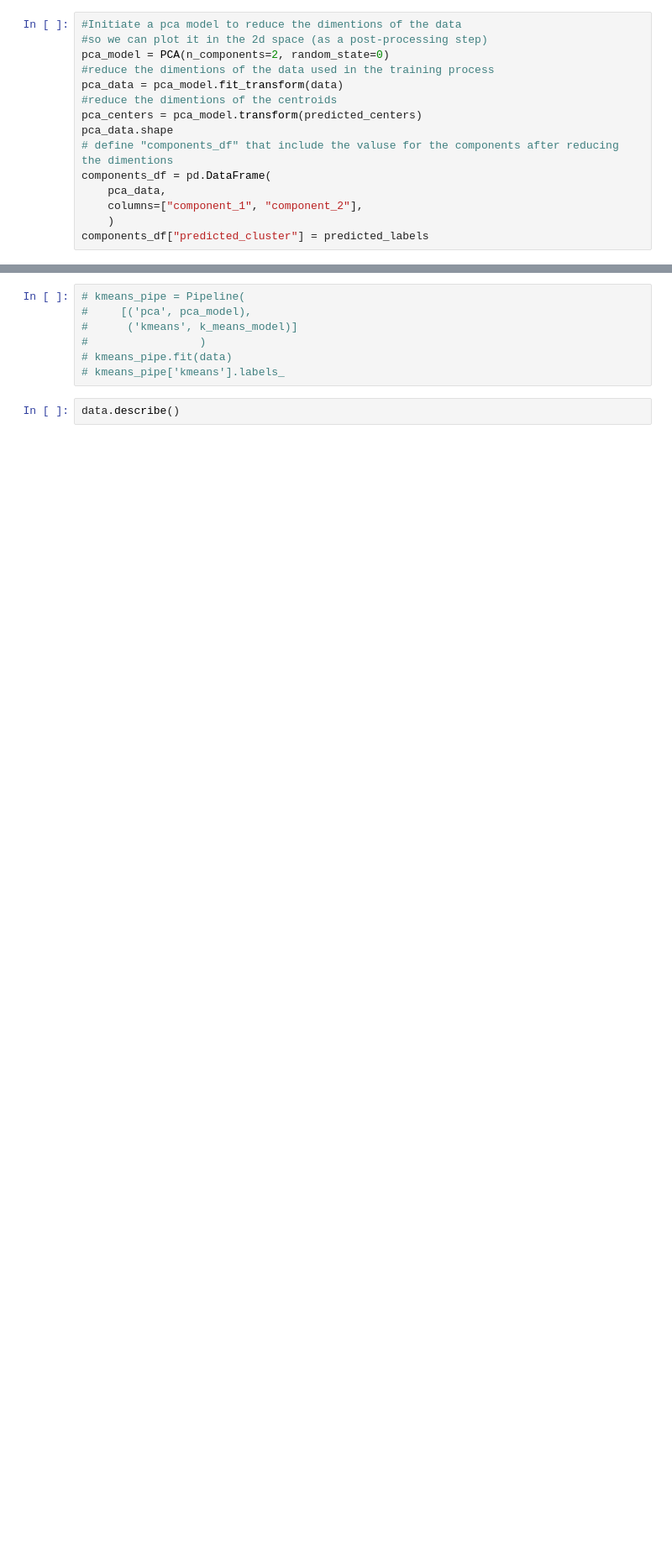
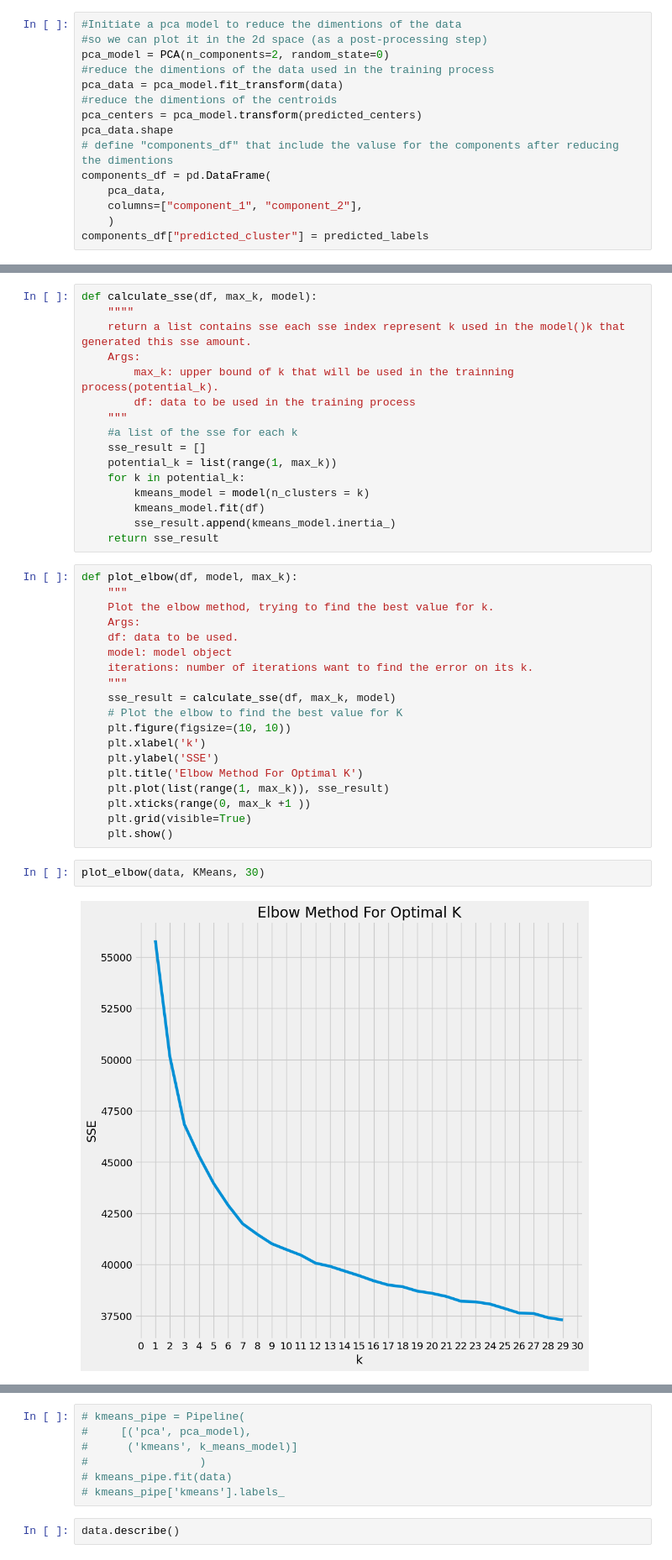
Before and after one commit to mawada-sweis/Clustering-Analysis, a Jupyter notebook: notebooks/algorithms/k-means.ipynb, the cells around one changed output, grey strips where cells are left out. Shown at 84% size. Saved outputs shown, nothing was run; the diff lists cells and outputs as text; blank space fills up the shorter version.

```diff
--- a/notebooks/algorithms/k-means.ipynb
+++ b/notebooks/algorithms/k-means.ipynb
@@ -107,2 +99,41 @@ components_df["predicted_cluster"] = predicted_labels
+# %%
+def calculate_sse(df, max_k, model):
+    """"
+    return a list contains sse each sse index represent k used in the model()k that generated this sse amount.
+    Args:
+        max_k: upper bound of k that will be used in the trainning process(potential_k).
+        df: data to be used in the training process
+    """
+    #a list of the sse for each k
+    sse_result = []
+    potential_k = list(range(1, max_k))
+    for k in potential_k:
+        kmeans_model = model(n_clusters = k)
+        kmeans_model.fit(df)
+        sse_result.append(kmeans_model.inertia_)
+    return sse_result
+# %%
+def plot_elbow(df, model, max_k):
+    """
+    Plot the elbow method, trying to find the best value for k.
+    Args:
+    df: data to be used.
+    model: model object
+    iterations: number of iterations want to find the error on its k.
+    """
+    sse_result = calculate_sse(df, max_k, model)
+    # Plot the elbow to find the best value for K
+    plt.figure(figsize=(10, 10))
+    plt.xlabel('k')
+    plt.ylabel('SSE')
+    plt.title('Elbow Method For Optimal K')
+    plt.plot(list(range(1, max_k)), sse_result)
+    plt.xticks(range(0, max_k +1 ))
+    plt.grid(visible=True)
+    plt.show()
+# %%
+plot_elbow(data, KMeans, 30)
+# %% [output]
+[figure, added]
 # %%
 # %% [output]
```
Also changed, not shown: parts of 24 cells of this notebook, 2 other files.
